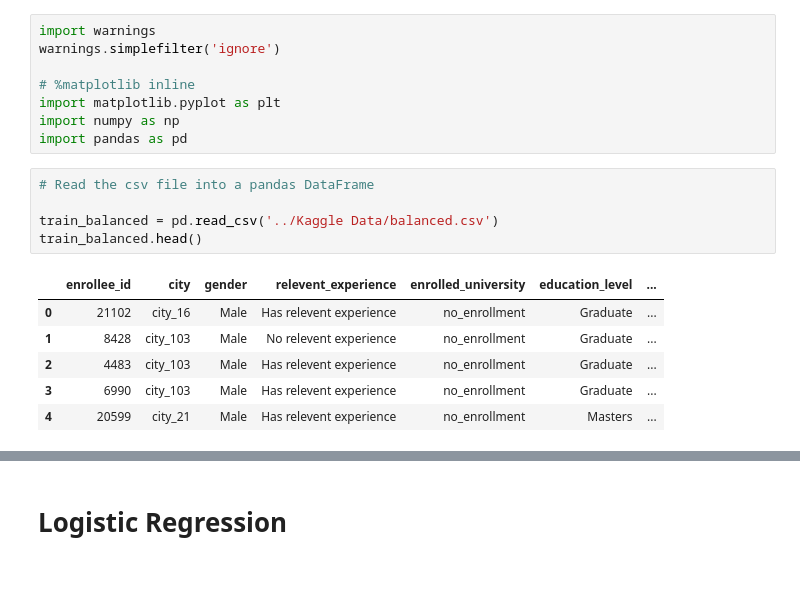
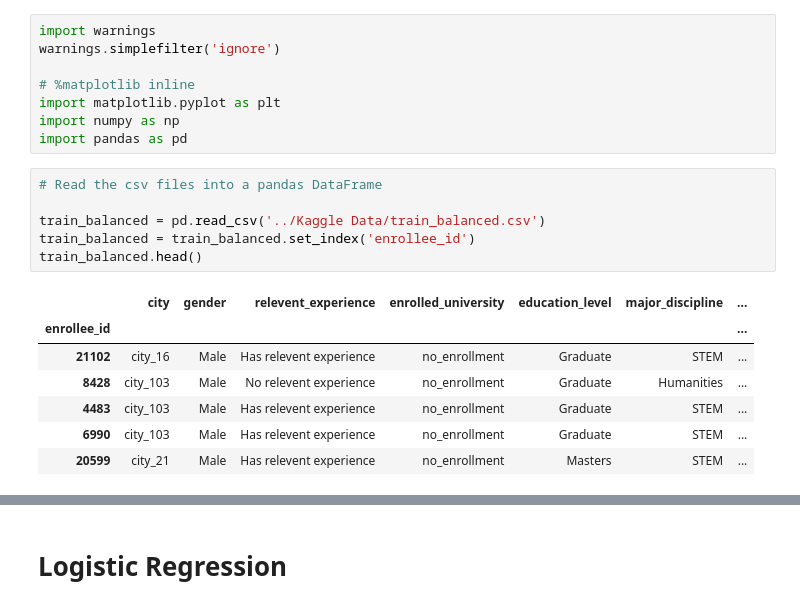
Before and after one commit to rarconaut/Project_3_Group_2, a Jupyter notebook: Rawaf/Project_3_Rawaf.ipynb, the cells around one changed output, grey strips where cells are left out. Saved outputs shown, nothing was run; the diff lists cells and outputs as text; blank space fills up the shorter version.

Commit message:
About ready to test Logistic Reg model. NEED TO CRUD AND MERGE submission.csv DATA WITH test_balanced.csv DATA TO GET THE Y_TEST [target] column.

```diff
--- a/Rawaf/Project_3_Rawaf.ipynb
+++ b/Rawaf/Project_3_Rawaf.ipynb
@@ -9,14 +9,16 @@ import matplotlib.pyplot as plt
 import numpy as np
 import pandas as pd
 # %%
-# Read the csv file into a pandas DataFrame
+# Read the csv files into a pandas DataFrame
 
-train_balanced = pd.read_csv('../Kaggle Data/balanced.csv')
+train_balanced = pd.read_csv('../Kaggle Data/train_balanced.csv')
+train_balanced = train_balanced.set_index('enrollee_id')
 train_balanced.head()
 # %% [output]
-|  | enrollee_id | city | gender | relevent_experience | enrolled_university | education_level | ... |
-| 0 | 21102 | city_16 | Male | Has relevent experience | no_enrollment | Graduate | ... |
-| 1 | 8428 | city_103 | Male | No relevent experience | no_enrollment | Graduate | ... |
-| 2 | 4483 | city_103 | Male | Has relevent experience | no_enrollment | Graduate | ... |
-| 3 | 6990 | city_103 | Male | Has relevent experience | no_enrollment | Graduate | ... |
-| 4 | 20599 | city_21 | Male | Has relevent experience | no_enrollment | Masters | ... |
+|  | city | gender | relevent_experience | enrolled_university | education_level | major_discipline | ... |
+| enrollee_id |  |  |  |  |  |  | ... |
+| 21102 | city_16 | Male | Has relevent experience | no_enrollment | Graduate | STEM | ... |
+| 8428 | city_103 | Male | No relevent experience | no_enrollment | Graduate | Humanities | ... |
+| 4483 | city_103 | Male | Has relevent experience | no_enrollment | Graduate | STEM | ... |
+| 6990 | city_103 | Male | Has relevent experience | no_enrollment | Graduate | STEM | ... |
+| 20599 | city_21 | Male | Has relevent experience | no_enrollment | Masters | STEM | ... |
```
Also changed, not shown: parts of 15 cells of this notebook, 1 other file.
